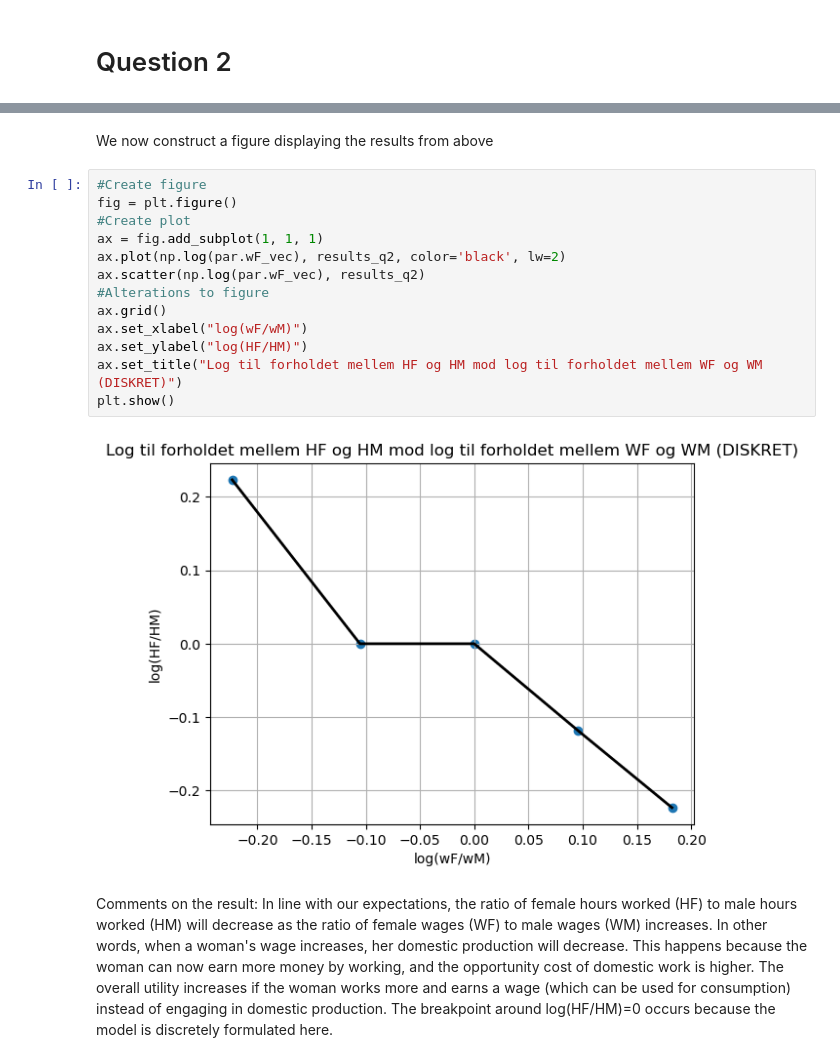
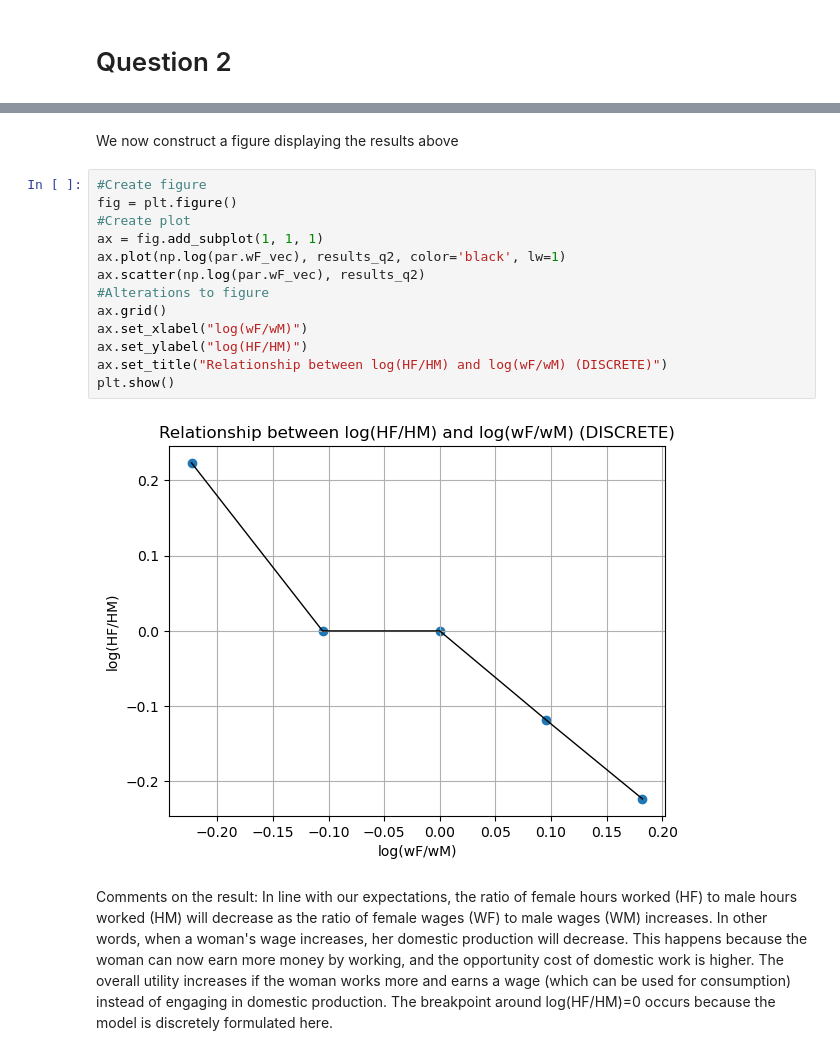
Before and after one commit to NumEconCopenhagen/projects-2023-fmw786, a Jupyter notebook: inauguralproject/Inaguralproject.ipynb, the cells around one changed output, grey strips where cells are left out. Saved outputs shown, nothing was run; the diff lists cells and outputs as text.

```diff
--- a/inauguralproject/Inaguralproject.ipynb
+++ b/inauguralproject/Inaguralproject.ipynb
@@ -137,20 +139,20 @@ For a relative wage ratio of 1.200000 the optimal relative hours at home are (HF
 # %% [markdown]
-We now construct a figure displaying the results from above
+We now construct a figure displaying the results above
 # %%
 #Create figure
 fig = plt.figure()
 #Create plot
 ax = fig.add_subplot(1, 1, 1)
-ax.plot(np.log(par.wF_vec), results_q2, color='black', lw=2)
+ax.plot(np.log(par.wF_vec), results_q2, color='black', lw=1)
 ax.scatter(np.log(par.wF_vec), results_q2)
 #Alterations to figure
 ax.grid()
 ax.set_xlabel("log(wF/wM)")
 ax.set_ylabel("log(HF/HM)")
-ax.set_title("Log til forholdet mellem HF og HM mod log til forholdet mellem WF og WM (DISKRET)")
+ax.set_title("Relationship between log(HF/HM) and log(wF/wM) (DISCRETE)")
 plt.show()
 # %% [output]
-[figure, old version]
+[figure, new version]
 # %% [markdown]
 Comments on the result: In line with our expectations, the ratio of female hours worked (HF) to male hours worked (HM) will decrease as the ratio of female wages (WF) to male wages (WM) increases. In other words, when a woman's wage increases, her domestic production will decrease. This happens because the woman can now earn more money by working, and the opportunity cost of domestic work is higher. The overall utility increases if the woman works more and earns a wage (which can be used for consumption) instead of engaging in domestic production. The breakpoint around log(HF/HM)=0 occurs because the model is discretely formulated here.
 # %% [markdown]
```
Also changed, not shown: parts of 7 cells of this notebook, 1 other file.
